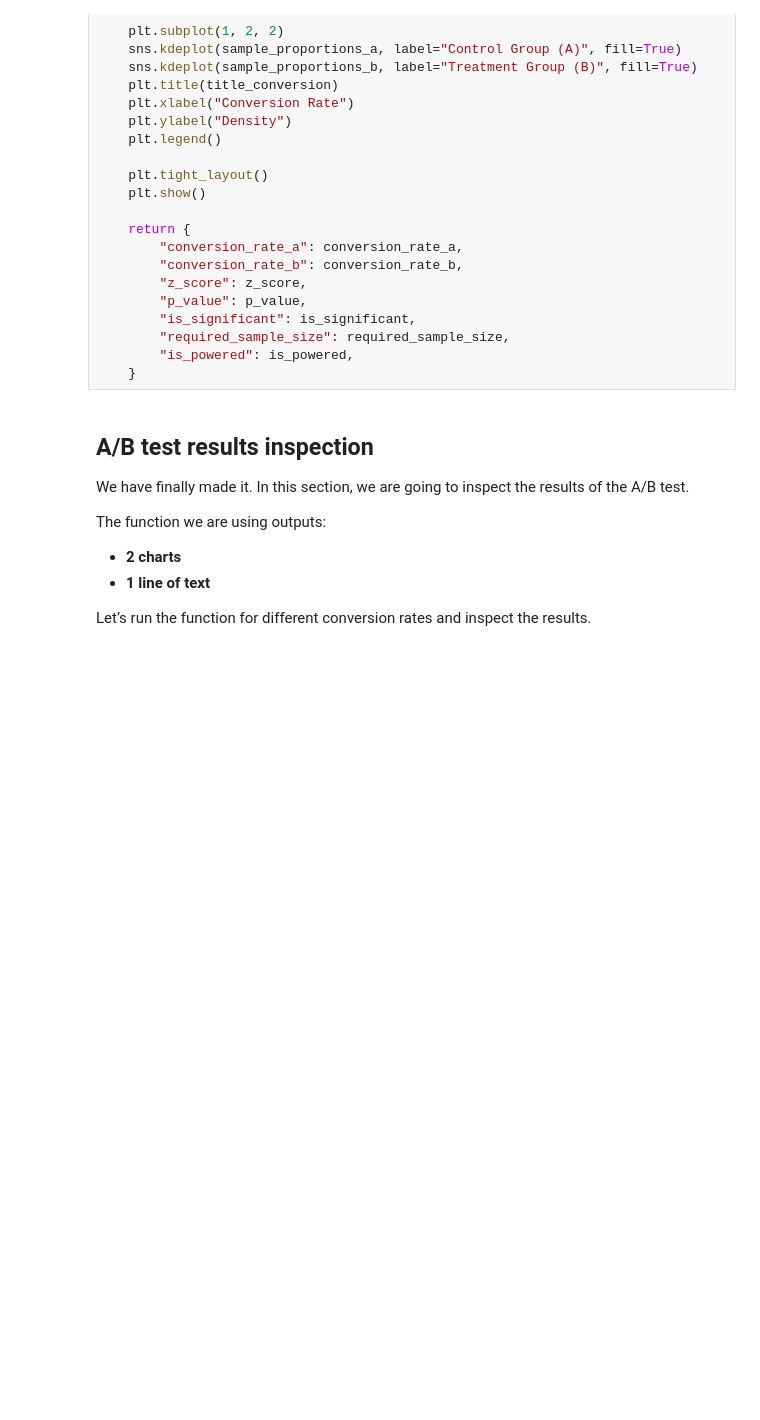
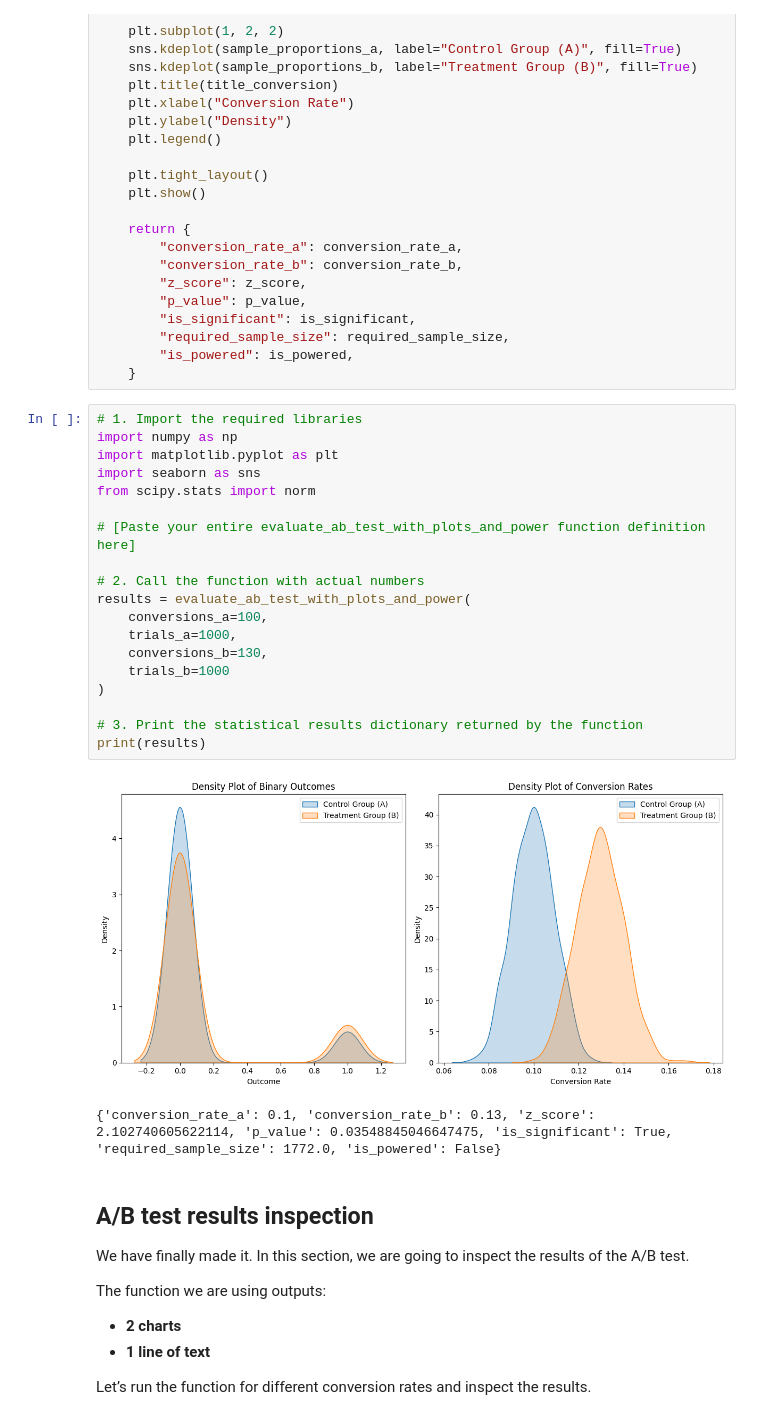
Before and after one commit to TH41NGUY3N/fork-ds-chatbot-abtest, a Jupyter notebook: 01_chatbot_ab_test_frequentist_workflow.ipynb, the cells around one changed output. Drawn from its saved outputs; the diff is of its cells as text; blank space fills up the shorter version.

```diff
--- a/01_chatbot_ab_test_frequentist_workflow.ipynb
+++ b/01_chatbot_ab_test_frequentist_workflow.ipynb
@@ -596,6 +680,28 @@ def evaluate_ab_test_with_plots_and_power(
         "required_sample_size": required_sample_size,
         "is_powered": is_powered,
     }
+# %%
+# 1. Import the required libraries
+import numpy as np
+import matplotlib.pyplot as plt
+import seaborn as sns
+from scipy.stats import norm
+
+# [Paste your entire evaluate_ab_test_with_plots_and_power function definition here]
+
+# 2. Call the function with actual numbers
+results = evaluate_ab_test_with_plots_and_power(
+    conversions_a=100,
+    trials_a=1000,
+    conversions_b=130,
+    trials_b=1000
+)
+
+# 3. Print the statistical results dictionary returned by the function
+print(results)
+# %% [output]
+[figure, added]
+{'conversion_rate_a': 0.1, 'conversion_rate_b': 0.13, 'z_score': 2.102740605622114, 'p_value': 0.03548845046647475, 'is_significant': True, 'required_sample_size': 1772.0, 'is_powered': False}
 # %% [markdown]
 ## A/B test results inspection
 
```
Also changed, not shown: parts of 23 cells of this notebook.
